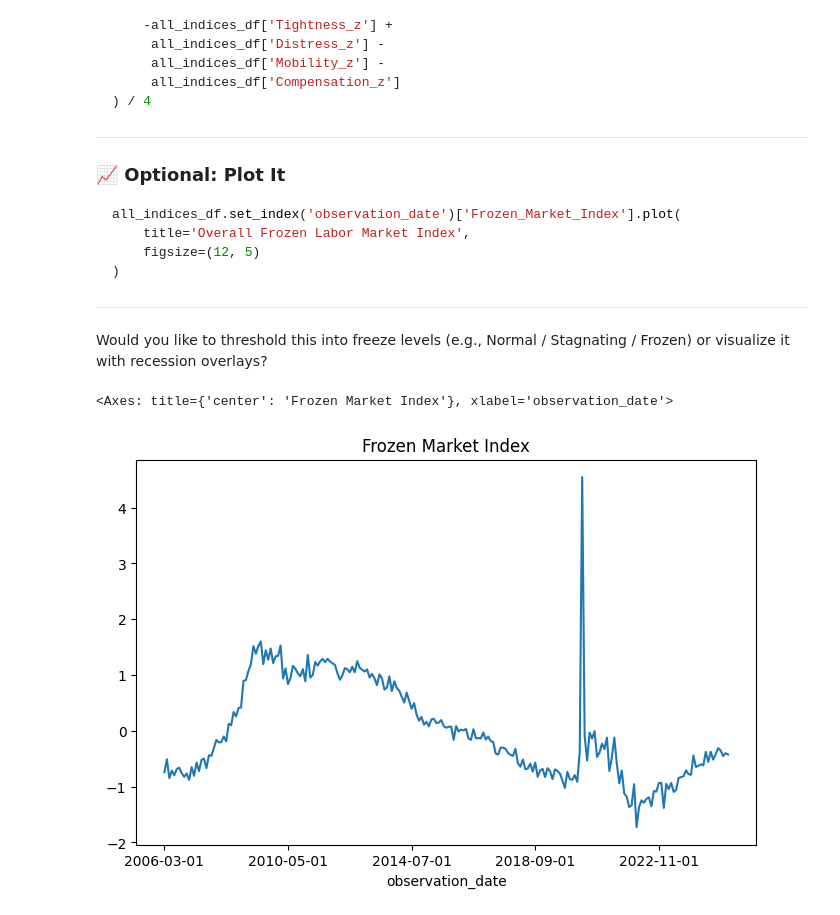
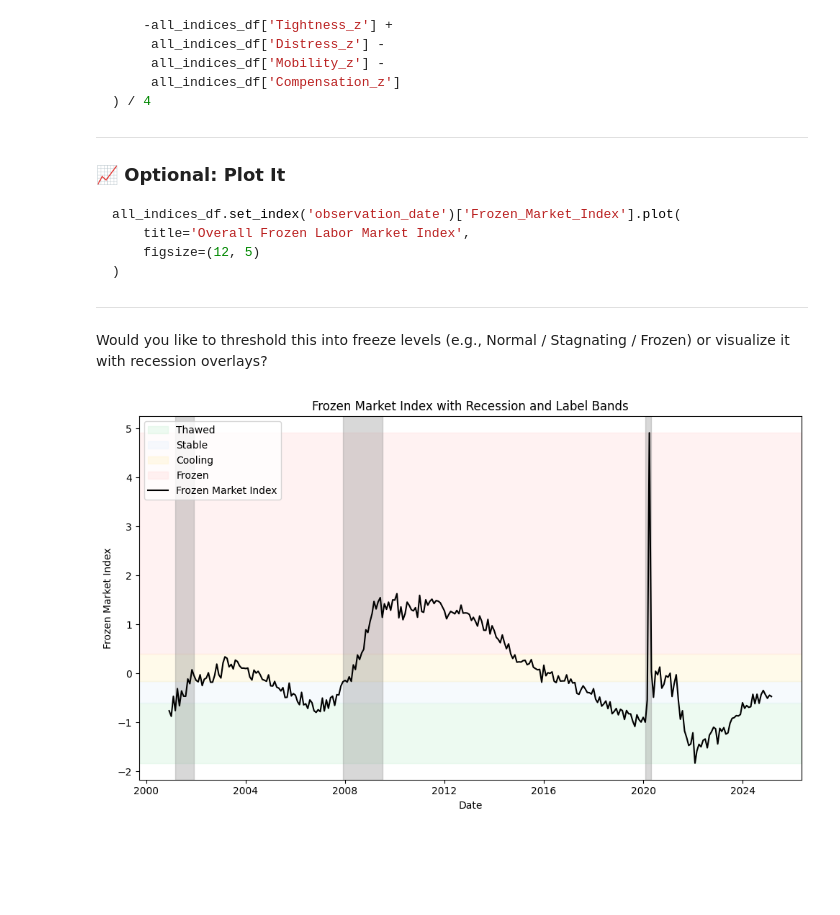
Before and after one commit to Makster04/Labor_Market_Index, a Jupyter notebook: Frozen_Market/Frozen_Market.ipynb, the cells around one changed output. Cells and saved outputs as stored; diff of their text form; code cells hidden in the pictures; blank space fills up the shorter version.

```diff
--- a/Frozen_Market/Frozen_Market.ipynb
+++ b/Frozen_Market/Frozen_Market.ipynb
@@ -133,11 +133,64 @@ frozen_df[['observation_date', 'Frozen_Market_Index']].to_csv(
     'Frozen_Market/Frozen_Market_Index.csv', index=False
 )
 
-# Plot
-frozen_df.set_index('observation_date')['Frozen_Market_Index'].plot(
-    title='Frozen Market Index',
-    figsize=(8, 5)
+import pandas as pd
+
+# Load the Frozen Market Index data
+frozen_df = pd.read_csv('Frozen_Market/Frozen_Market_Index.csv')
+frozen_df['observation_date'] = pd.to_datetime(frozen_df['observation_date'])
+
+# Automatically assign labels based on quantiles
+frozen_df['Frozen_Label'] = pd.qcut(
+    frozen_df['Frozen_Market_Index'],
+    q=4,
+    labels=['Thawed', 'Stable', 'Cooling', 'Frozen']
 )
+
+# Overwrite the original file with labels included
+frozen_df.to_csv('Frozen_Market/Frozen_Market_Index.csv', index=False)
-# %% [output]
-<Axes: title={'center': 'Frozen Market Index'}, xlabel='observation_date'>
-[figure, removed]
+# %%
+import matplotlib.pyplot as plt
+import pandas as pd
+
+# Convert dates
+frozen_df['observation_date'] = pd.to_datetime(frozen_df['observation_date'])
+
+# Define recession periods
+recession_periods = [
+    ('2001-03-01', '2001-11-30'),
+    ('2007-12-01', '2009-06-30'),
+    ('2020-02-01', '2020-04-30'),
+]
+
+# Determine Y ranges for each label using quantiles
+q = frozen_df['Frozen_Market_Index'].quantile([0.0, 0.25, 0.5, 0.75, 1.0])
+label_ranges = [
+    (q[0.00], q[0.25], 'Thawed', '#d4f4dd'),
+    (q[0.25], q[0.50], 'Stable', '#eaf4fc'),
+    (q[0.50], q[0.75], 'Cooling', '#fff4cc'),
+    (q[0.75], q[1.00], 'Frozen', '#ffe0e0')
+]
+
+# Plot
+fig, ax = plt.subplots(figsize=(10, 6))
+
+# Add shaded horizontal bands for each label
+for ymin, ymax, label, color in label_ranges:
+    ax.axhspan(ymin, ymax, color=color, alpha=0.4, label=label)
+
+# Plot line
+ax.plot(frozen_df['observation_date'], frozen_df['Frozen_Market_Index'], color='black', label='Frozen Market Index')
+
+# Shade recession periods
+for start, end in recession_periods:
+    ax.axvspan(pd.to_datetime(start), pd.to_datetime(end), color='gray', alpha=0.3)
+
+# Formatting
+ax.set_title('Frozen Market Index with Recession and Label Bands')
+ax.set_xlabel('Date')
+ax.set_ylabel('Frozen Market Index')
+ax.legend(loc='upper left')
+plt.tight_layout()
+plt.show()
+# %% [output]
+[figure, added]
```
Also changed, not shown: 10 other files.
